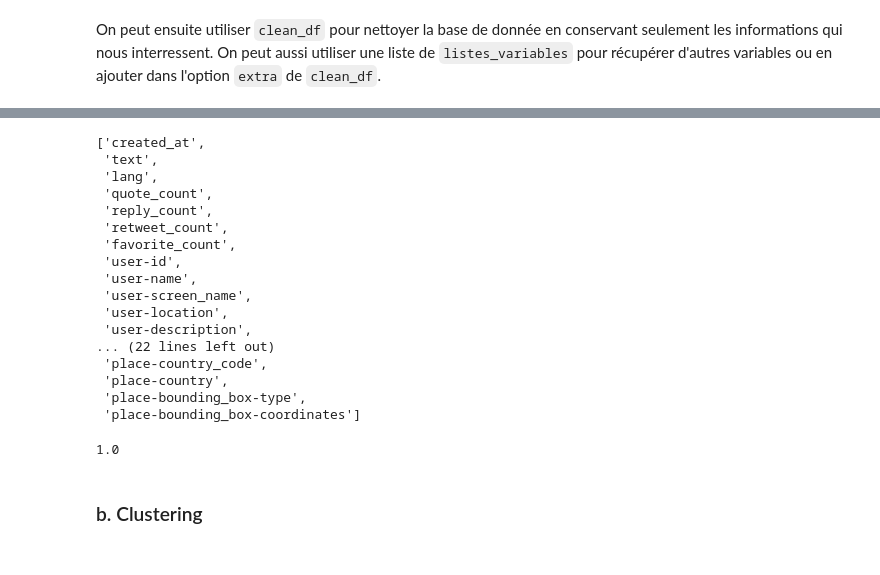
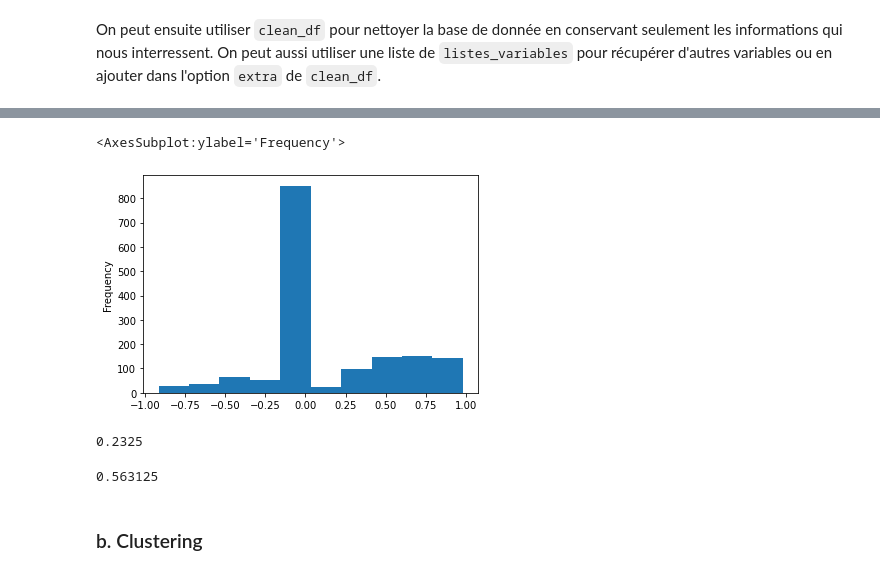
Before and after one commit to gwatkinson/projet-python-twitter, a Jupyter notebook: notebook_final.ipynb, the cells around one changed output, grey strips where cells are left out. Cells and saved outputs as stored; diff of their text form; code cells hidden in the pictures.

Commit message:
Ajout des fonctions processing

```diff
--- a/notebook_final.ipynb
+++ b/notebook_final.ipynb
@@ -193,0 +205,4 @@ On peut ensuite utiliser `clean_df` pour nettoyer la base de donnée en conserva
+# %%
+text_df = process.create_full_text(clean_df)
+# %%
+politic_df = process.add_politics(text_df)
@@ -212,24 +227,7 @@ clean_df.head()
-# %%
-list(clean_df)
-# %% [output]
-['created_at',
- 'text',
- 'lang',
- 'quote_count',
- 'reply_count',
- 'retweet_count',
- 'favorite_count',
- 'user-id',
- 'user-name',
- 'user-screen_name',
- 'user-location',
- 'user-description',
-... (22 lines left out)
- 'place-country_code',
- 'place-country',
- 'place-bounding_box-type',
- 'place-bounding_box-coordinates']
-# %%
-sum(clean_df['user-lang'].isnull())/clean_df.shape[0]
-# %% [output]
-1.0
+# %%
+sentiment_df = process.add_sentiment(politic_df)
+# %%
+sentiment_df["user-description-sentiment-compound"].plot.hist()
+# %% [output]
+<AxesSubplot:ylabel='Frequency'>
+[figure, added]
@@ -236,3 +236,11 @@ sum(clean_df['user-lang'].isnull())/clean_df.shape[0]
+# %%
+sum(final_df["user-description-contains_trump"].isnull())/len(final_df)
+# %% [output]
+0.2325
+# %%
+sum(~final_df["user-location"].isnull())/len(final_df)
+# %% [output]
+0.563125
 # %% [markdown]
 ### b. Clustering <a name="cluster"></a>
 # %% [markdown]
```
Also changed, not shown: parts of 13 cells of this notebook.
